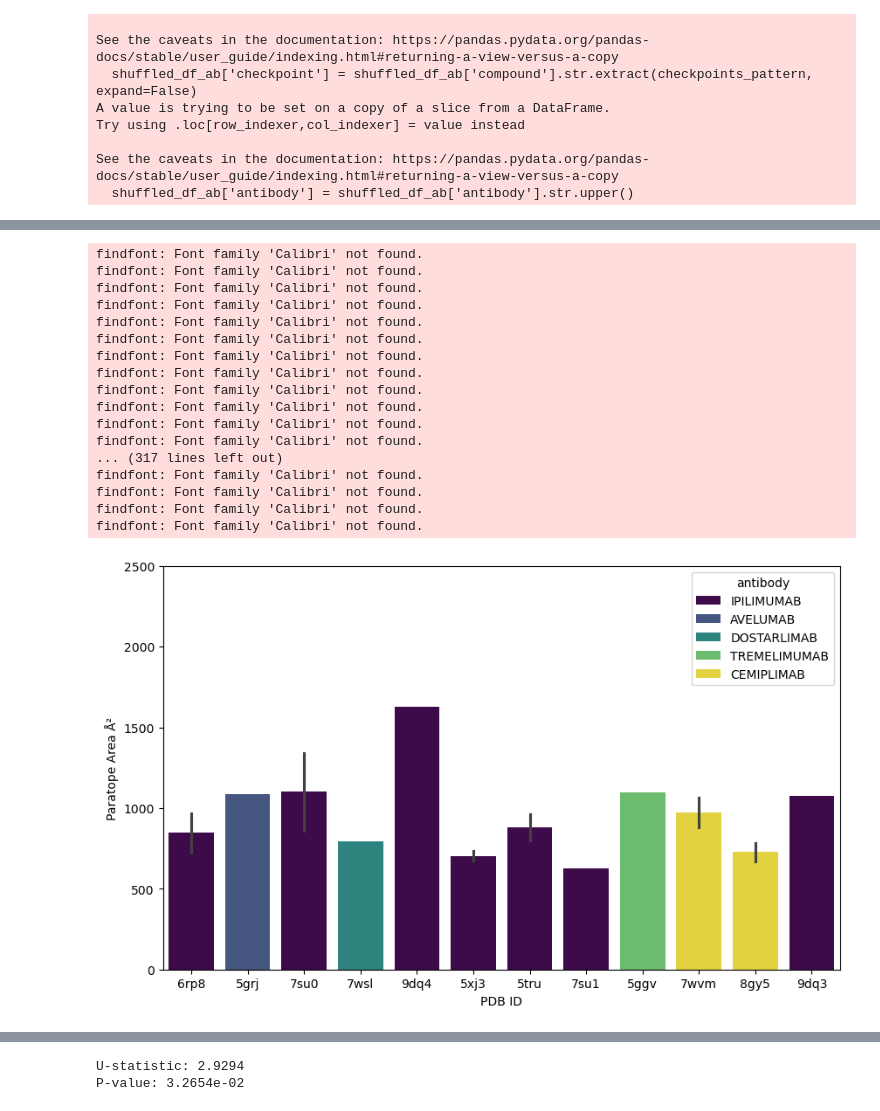
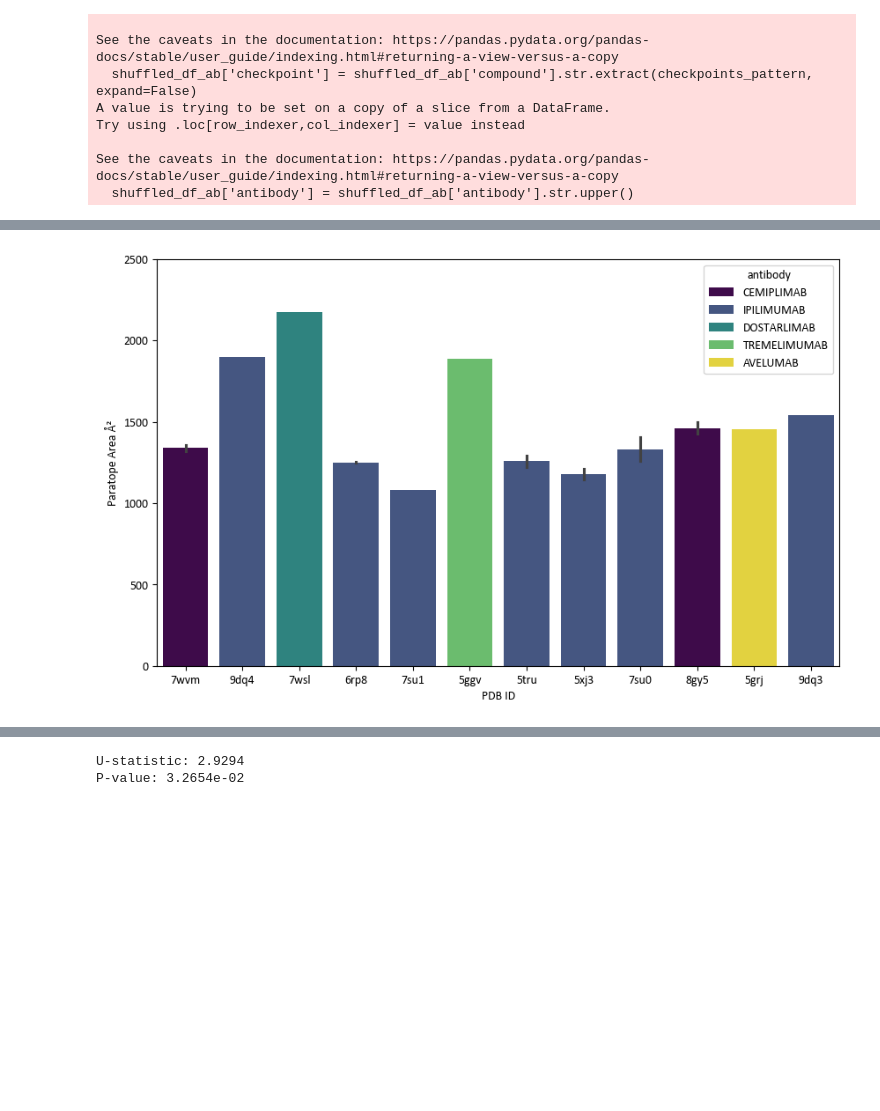
Before and after one commit to datascience-2025-group4/group04-team01, a Jupyter notebook: Clinical_data.ipynb, the cells around one changed output, grey strips where cells are left out. Saved outputs shown, nothing was run; the diff lists cells and outputs as text; code cells hidden in the pictures; blank space fills up the shorter version.

```diff
--- a/Clinical_data.ipynb
+++ b/Clinical_data.ipynb
@@ -262,45 +211,28 @@ findfont: Font family 'Calibri' not found.
 # %%
 worst_binding_data = binding_data[binding_data['pdb_id'].isin(worst_performers['pdb'].unique())]
 
 # Merge on pdb ID
 merged_binding = worst_binding_data.merge(
     worst_performers[['pdb', 'antibody']],
     how='left',
     left_on='pdb_id',
     right_on='pdb'
 )
 
 merged_binding.drop_duplicates()
 
 plt.figure(figsize=(10, 6))
 
 sns.barplot(data=merged_binding,
-            x='pdb_id', y='buried_paratope_area', hue='antibody', palette=viridis_hex)
+            x='pdb_id', y='paratope_area', hue='antibody', palette=viridis_hex)
 
 plt.ylabel('Paratope Area Å²')
 plt.xlabel('PDB ID')
 plt.ylim(top = 2500)
 
 plt.savefig(f'{output_dir}/paratope_area_per_ab.pdf', bbox_inches = 'tight', dpi = 300)
 # %% [output]
-findfont: Font family 'Calibri' not found.
-findfont: Font family 'Calibri' not found.
-findfont: Font family 'Calibri' not found.
-findfont: Font family 'Calibri' not found.
-findfont: Font family 'Calibri' not found.
-findfont: Font family 'Calibri' not found.
-findfont: Font family 'Calibri' not found.
-findfont: Font family 'Calibri' not found.
-findfont: Font family 'Calibri' not found.
-findfont: Font family 'Calibri' not found.
-findfont: Font family 'Calibri' not found.
-findfont: Font family 'Calibri' not found.
-... (317 lines left out)
-findfont: Font family 'Calibri' not found.
-findfont: Font family 'Calibri' not found.
-findfont: Font family 'Calibri' not found.
-findfont: Font family 'Calibri' not found.
-[figure, old version]
+[figure, new version]
 # %%
 # BEST
 best_binding_data = binding_data[binding_data['pdb_id'].isin(best_performers['pdb'].unique())]
```
Also changed, not shown: parts of 16 cells of this notebook, 2 other files.
